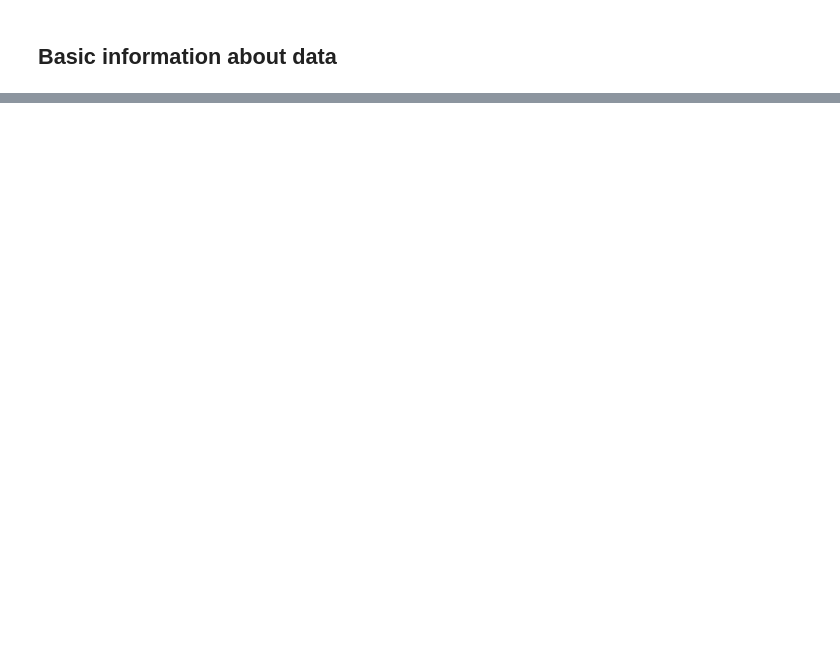
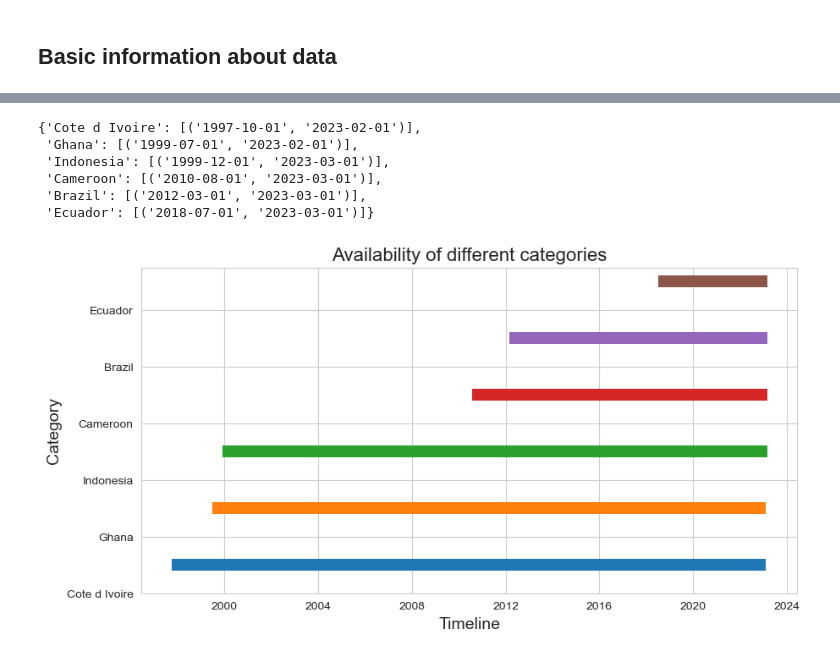
Before and after one commit to Global-sourcing-analytics/Cocoa-yield-forecast, a Jupyter notebook: src/EDA_pod.ipynb, the cells around one changed output, grey strips where cells are left out. Saved outputs shown, nothing was run; the diff lists cells and outputs as text; code cells hidden in the pictures; blank space fills up the shorter version.

```diff
--- a/src/EDA_pod.ipynb
+++ b/src/EDA_pod.ipynb
@@ -132,0 +71,3 @@ df[['Total']].boxplot()
+# %%
+df['Date'] = [datetime(row["Year"], row["Month"], 1) for index, row in df.iterrows()]
+# df.set_index('Date', inplace=True)
@@ -132,0 +78,7 @@ df[['Total']].boxplot()
+# %%
+# Które kraje posiadają rozdział na stany oraz czy dane dotyczące tych krajów posiadają puste wartości w kolumnie "State"
+list_country_with_state = list(df[df["State"].notna()]["Country"].unique())
+dict_country_state = {country: list(df[df["Country"] == country]["State"].unique()) for country in list_country_with_state}
+
+for country in dict_country_state.keys():
+    print(country, "| States: ", dict_country_state[country], "| Any nulls in state?: ", df[df["Country"] == country]["State"].isnull().sum())
@@ -132,0 +122,2 @@ df[['Total']].boxplot()
+# %%
+df = df[["Date", "Country", "Total"]]
@@ -132,0 +140,46 @@ df[['Total']].boxplot()
+# %%
+dict_time_availability = {country: [(df[df["Country"] == country]["Date"].min().date().strftime("%Y-%m-%d"), df[df["Country"] == country]["Date"].max().date().strftime("%Y-%m-%d"))] for country in df["Country"].unique()}
+dict_time_availability
+# %% [output]
+{'Cote d Ivoire': [('1997-10-01', '2023-02-01')],
+ 'Ghana': [('1999-07-01', '2023-02-01')],
+ 'Indonesia': [('1999-12-01', '2023-03-01')],
+ 'Cameroon': [('2010-08-01', '2023-03-01')],
+ 'Brazil': [('2012-03-01', '2023-03-01')],
+ 'Ecuador': [('2018-07-01', '2023-03-01')]}
+# %%
+# Define the categories and their availability periods
+categories = {'Category 1': [('2022-01-01', '2022-03-31'), ('2022-07-01', '2022-09-30')],
+              'Category 2': [('2022-04-01', '2022-06-30')],
+              'Category 3': [('2022-01-01', '2022-12-31')]}
+
+# Convert the categories data into a DataFrame
+df_timeline = pd.DataFrame([(k, start, end) for k, v in dict_time_availability.items() for start, end in v],
+                  columns=['Category', 'Start', 'End'])
+
+# Convert the date strings into datetime objects
+df_timeline['Start'] = pd.to_datetime(df_timeline['Start'])
+df_timeline['End'] = pd.to_datetime(df_timeline['End'])
+
+# Set up the plot
+sns.set_style('whitegrid')
+fig, ax = plt.subplots(figsize=(10, 5))
+
+for i, data in df_timeline.iterrows():
+    y = [i + 0.5] * len(data)
+    ax.hlines(y, data['Start'], data['End'], linewidth=10, color=f'C{i}')
+
+
+ax.set_yticks(range(len(df["Country"].unique())))
+ax.set_yticklabels(df["Country"].unique())
+
+
+# Set the plot title and axis labels
+ax.set_title('Availability of different categories', fontsize=16)
+ax.set_xlabel('Timeline', fontsize=14)
+ax.set_ylabel('Category', fontsize=14)
+
+# Show the plot
+plt.show()
+# %% [output]
+[figure, added]
```
Also changed, not shown: parts of 54 cells of this notebook, 29 other files.
